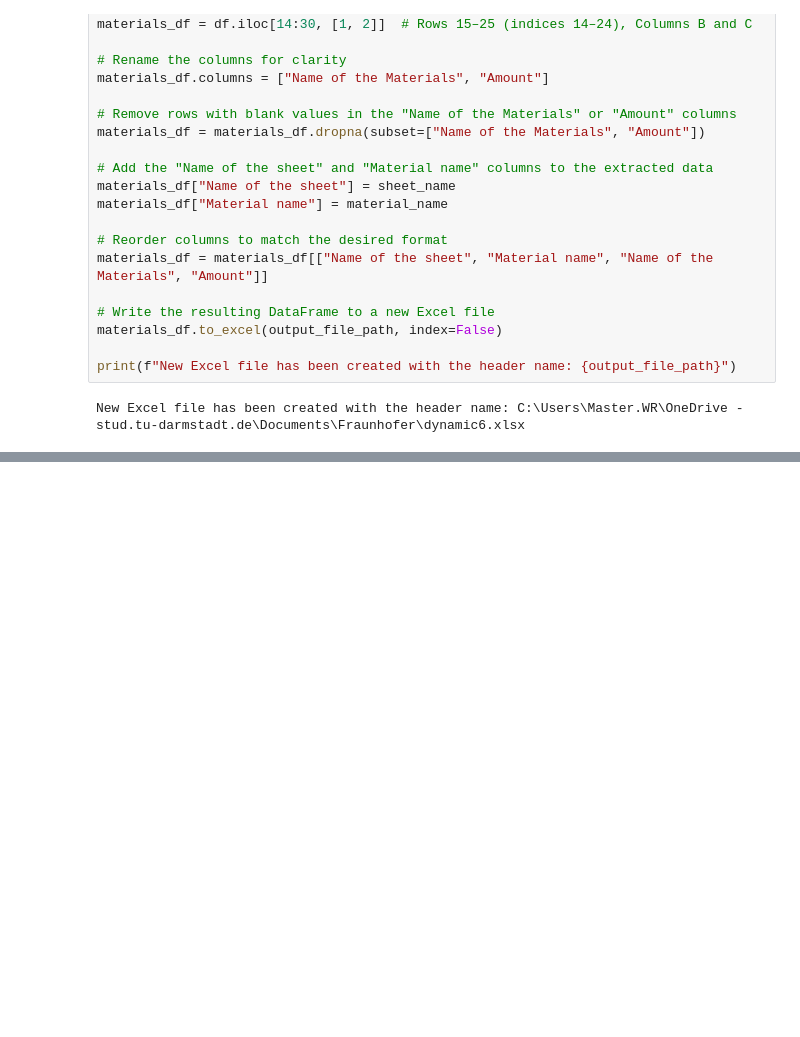
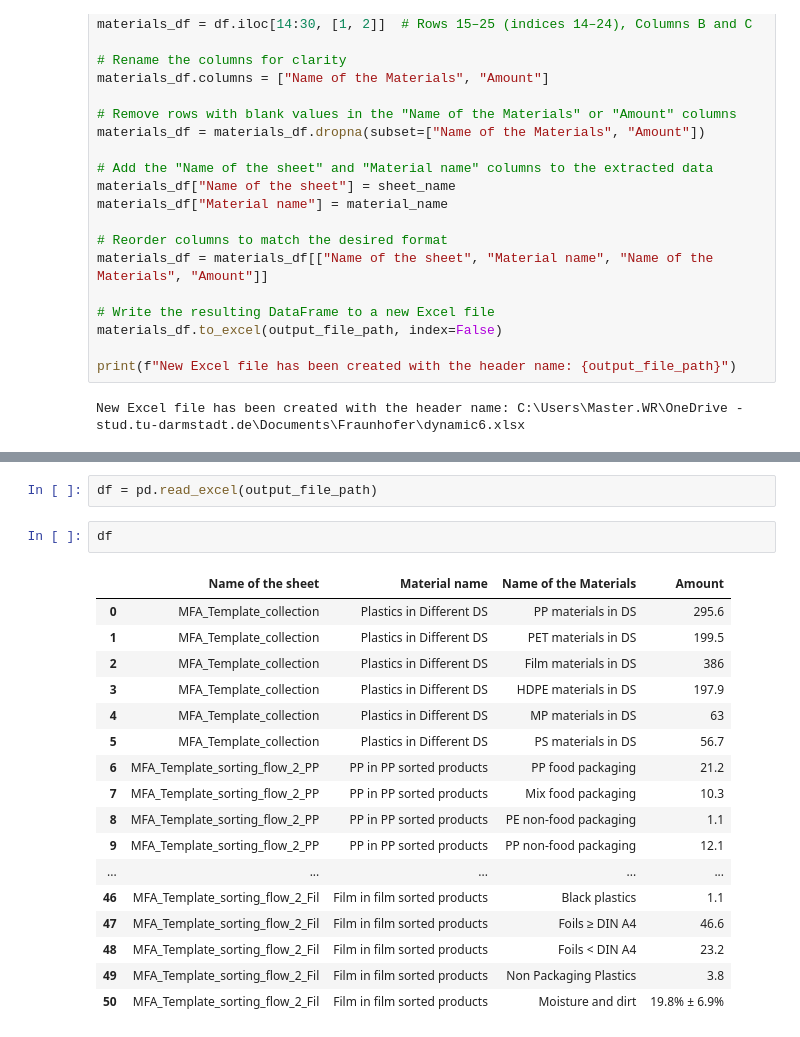
Before and after one commit to NaboditaNova/sankey_diagram, a Jupyter notebook: extract_data_from_MFA_template.ipynb, the cells around one changed output, grey strips where cells are left out. Drawn from its saved outputs; the diff is of its cells as text; blank space fills up the shorter version.

Commit message:
Update combined Excel files with new data

```diff
--- a/extract_data_from_MFA_template.ipynb
+++ b/extract_data_from_MFA_template.ipynb
@@ -151,3 +162,25 @@ combined_data.to_excel(output_file_path, index=False)
 print(f"Combined Excel file has been created: {output_file_path}")
 # %% [output]
 Combined Excel file has been created: combined_excel_from_all_sheets.xlsx
+# %%
+df = pd.read_excel(output_file_path)
+# %%
+df
+# %% [output]
+|  | Name of the sheet | Material name | Name of the Materials | Amount |
+| 0 | MFA_Template_collection | Plastics in Different DS | PP materials in DS | 295.6 |
+| 1 | MFA_Template_collection | Plastics in Different DS | PET materials in DS | 199.5 |
+| 2 | MFA_Template_collection | Plastics in Different DS | Film materials in DS | 386 |
+| 3 | MFA_Template_collection | Plastics in Different DS | HDPE materials in DS | 197.9 |
+| 4 | MFA_Template_collection | Plastics in Different DS | MP materials in DS | 63 |
+| 5 | MFA_Template_collection | Plastics in Different DS | PS materials in DS | 56.7 |
+| 6 | MFA_Template_sorting_flow_2_PP | PP in PP sorted products | PP food packaging | 21.2 |
+| 7 | MFA_Template_sorting_flow_2_PP | PP in PP sorted products | Mix food packaging | 10.3 |
+| 8 | MFA_Template_sorting_flow_2_PP | PP in PP sorted products | PE non-food packaging | 1.1 |
+| 9 | MFA_Template_sorting_flow_2_PP | PP in PP sorted products | PP non-food packaging | 12.1 |
+| ... | ... | ... | ... | ... |
+| 46 | MFA_Template_sorting_flow_2_Fil | Film in film sorted products | Black plastics | 1.1 |
+| 47 | MFA_Template_sorting_flow_2_Fil | Film in film sorted products | Foils ≥ DIN A4 | 46.6 |
+| 48 | MFA_Template_sorting_flow_2_Fil | Film in film sorted products | Foils < DIN A4 | 23.2 |
+| 49 | MFA_Template_sorting_flow_2_Fil | Film in film sorted products | Non Packaging Plastics | 3.8 |
+| 50 | MFA_Template_sorting_flow_2_Fil | Film in film sorted products | Moisture and dirt | 19.8% ± 6.9% |
```
Also changed, not shown: parts of 1 cell of this notebook, 2 other files.
